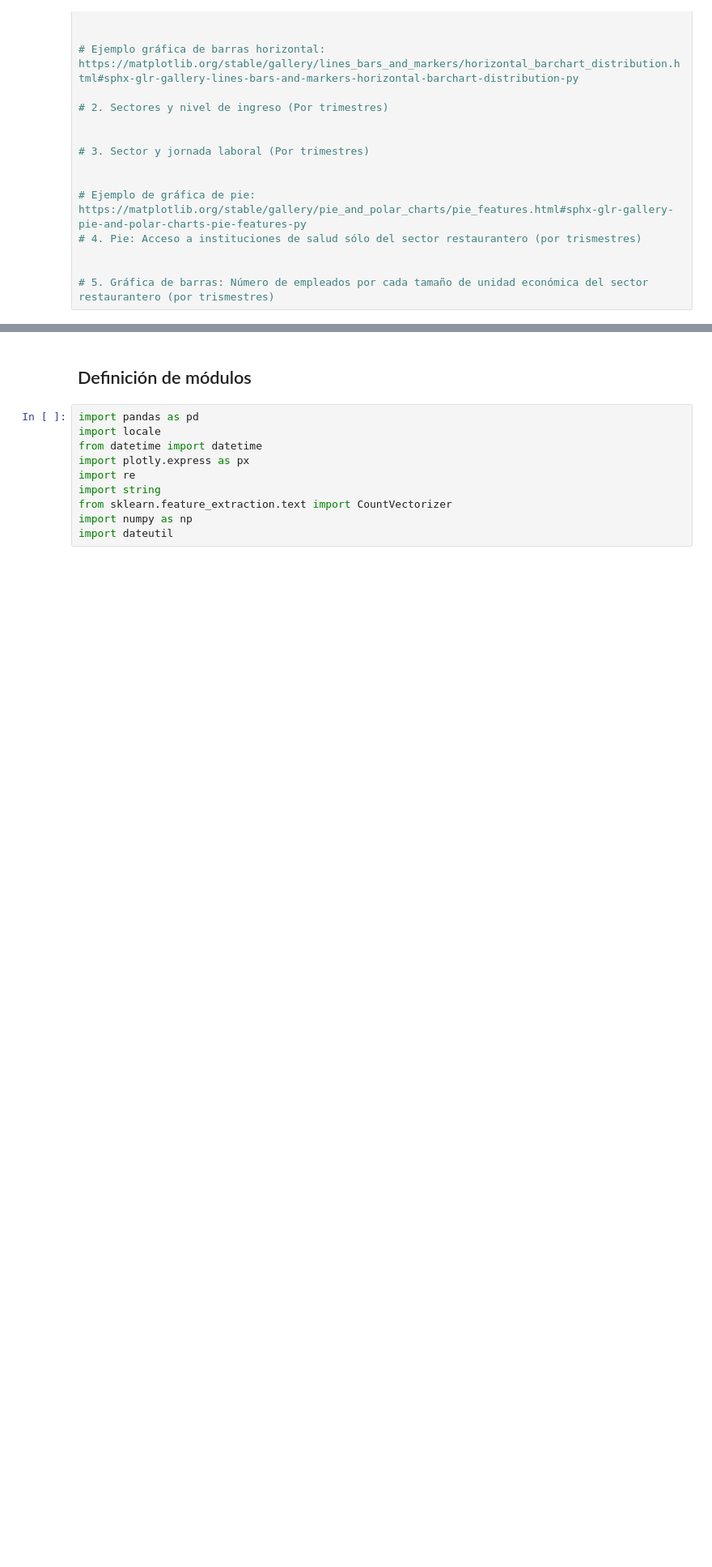
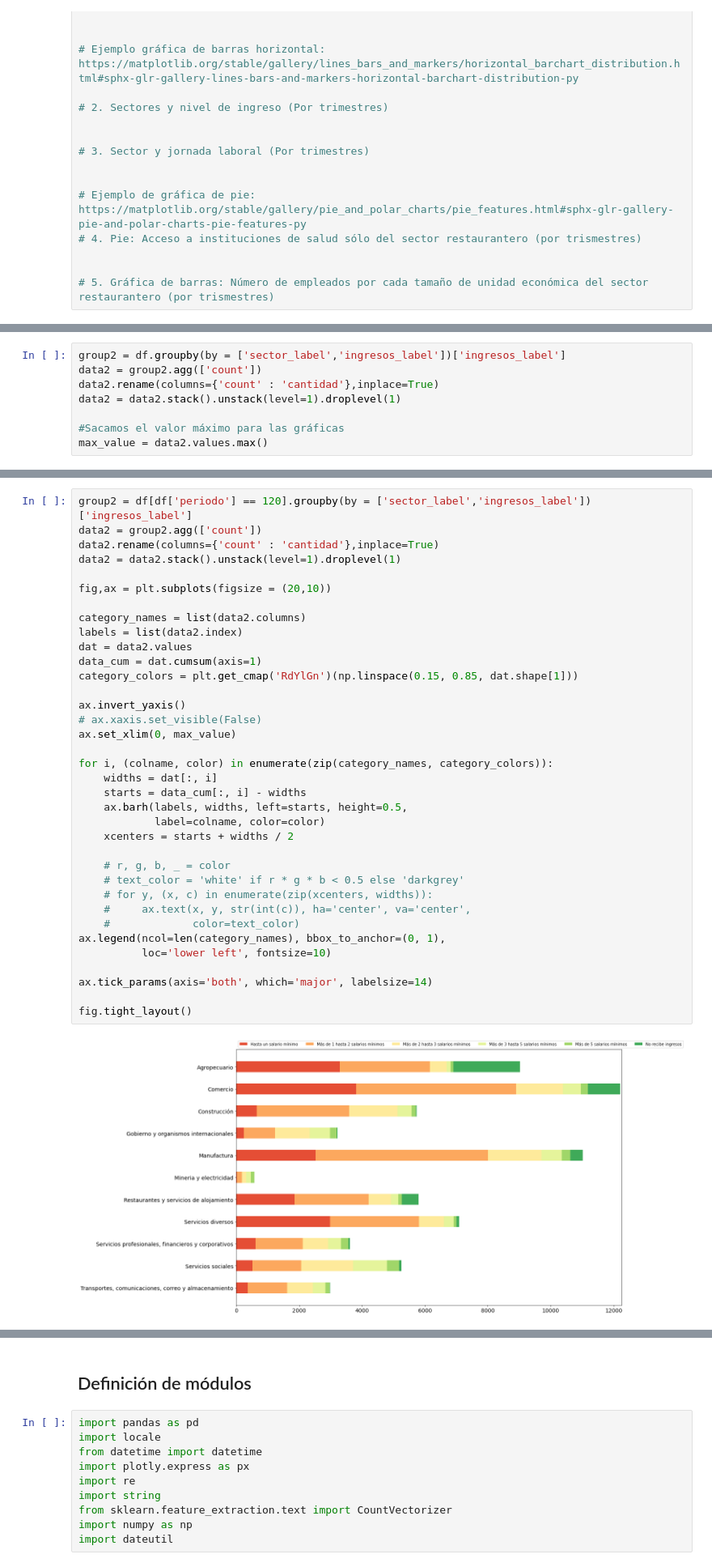
Before and after one commit to Walt9819/factores-impacto-desempleo-mexico, a Jupyter notebook: Python/FactoresDeImpactoEnDesempleoMX.ipynb, the cells around one changed output, grey strips where cells are left out. Shown at 81% size. Cells and saved outputs as stored; diff of their text form; blank space fills up the shorter version.

```diff
--- a/Python/FactoresDeImpactoEnDesempleoMX.ipynb
+++ b/Python/FactoresDeImpactoEnDesempleoMX.ipynb
@@ -392,0 +449,8 @@ import numpy as np
+# %%
+group2 = df.groupby(by = ['sector_label','ingresos_label'])['ingresos_label']
+data2 = group2.agg(['count'])
+data2.rename(columns={'count' : 'cantidad'},inplace=True)
+data2 = data2.stack().unstack(level=1).droplevel(1)
+
+#Sacamos el valor máximo para las gráficas
+max_value = data2.values.max()
@@ -392,0 +459,38 @@ import numpy as np
+# %%
+group2 = df[df['periodo'] == 120].groupby(by = ['sector_label','ingresos_label'])['ingresos_label']
+data2 = group2.agg(['count'])
+data2.rename(columns={'count' : 'cantidad'},inplace=True)
+data2 = data2.stack().unstack(level=1).droplevel(1)
+
+fig,ax = plt.subplots(figsize = (20,10))
+
+category_names = list(data2.columns)
+labels = list(data2.index)
+dat = data2.values
+data_cum = dat.cumsum(axis=1)
+category_colors = plt.get_cmap('RdYlGn')(np.linspace(0.15, 0.85, dat.shape[1]))
+
+ax.invert_yaxis()
+# ax.xaxis.set_visible(False)
+ax.set_xlim(0, max_value)
+
+for i, (colname, color) in enumerate(zip(category_names, category_colors)):
+    widths = dat[:, i]
+    starts = data_cum[:, i] - widths
+    ax.barh(labels, widths, left=starts, height=0.5,
+            label=colname, color=color)
+    xcenters = starts + widths / 2
+
+    # r, g, b, _ = color
+    # text_color = 'white' if r * g * b < 0.5 else 'darkgrey'
+    # for y, (x, c) in enumerate(zip(xcenters, widths)):
+    #     ax.text(x, y, str(int(c)), ha='center', va='center',
+    #             color=text_color)
+ax.legend(ncol=len(category_names), bbox_to_anchor=(0, 1),
+          loc='lower left', fontsize=10)
+
+ax.tick_params(axis='both', which='major', labelsize=14)
+
+fig.tight_layout()
+# %% [output]
+[figure, added]
```
Also changed, not shown: parts of 31 cells of this notebook.
